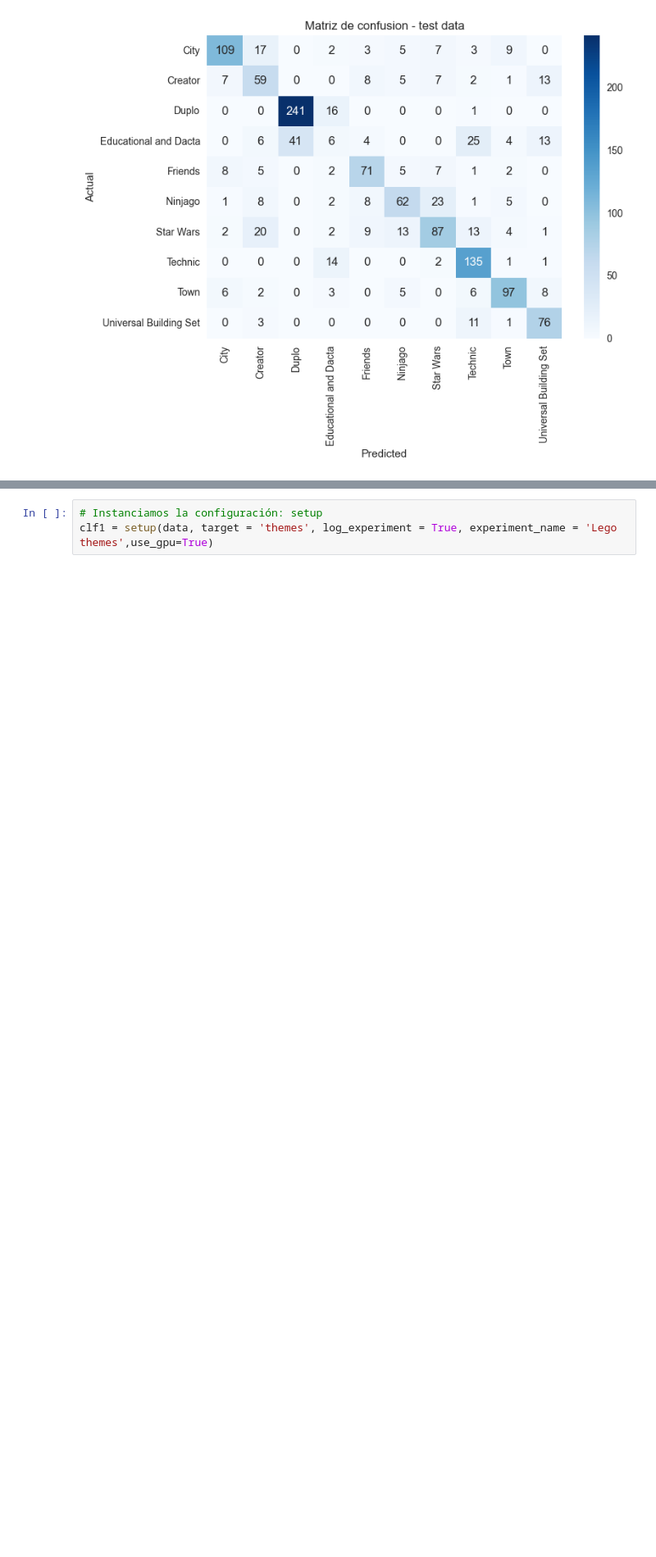
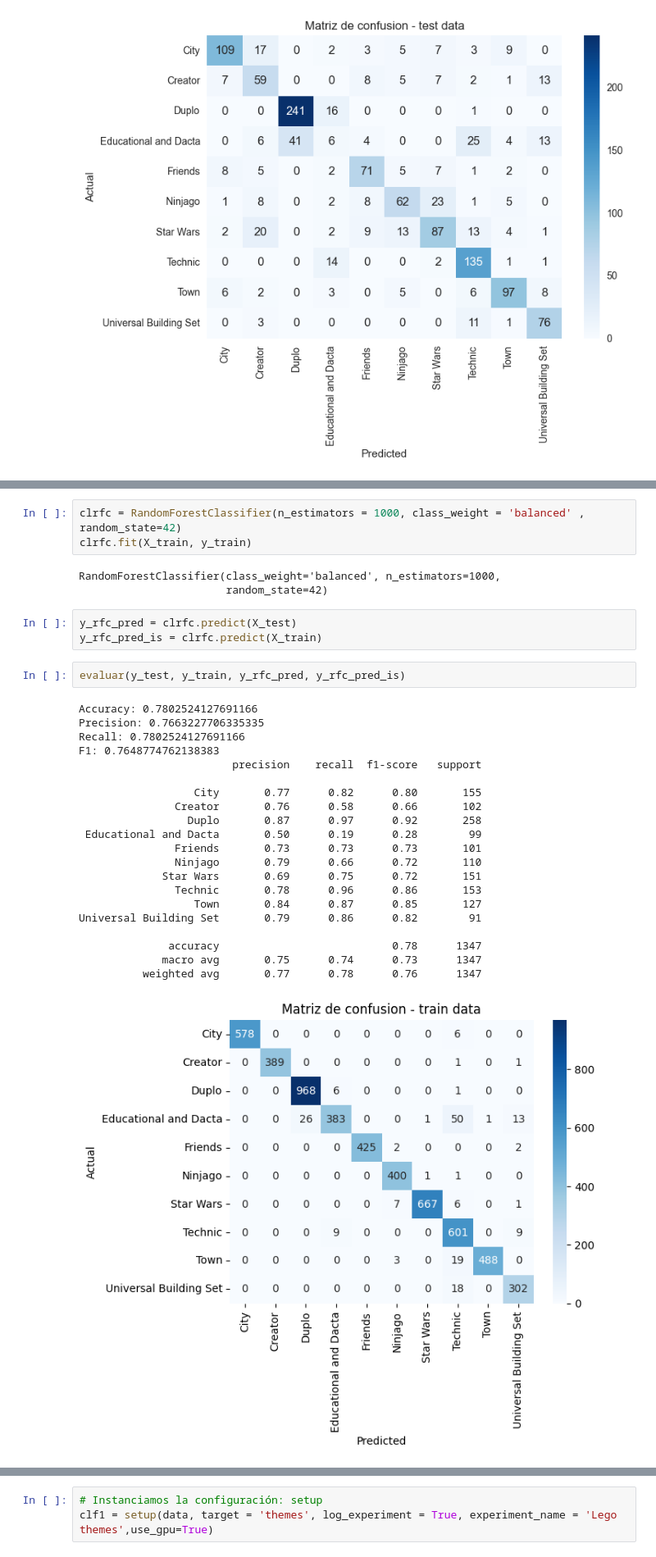
Before and after one commit to BenjaSar/ApMaqI, a Jupyter notebook: TP_ApM1.ipynb, the cells around one changed output, grey strips where cells are left out. Shown at 82% size. Cells and saved outputs as stored; diff of their text form; blank space fills up the shorter version.

```diff
--- a/TP_ApM1.ipynb
+++ b/TP_ApM1.ipynb
@@ -595,0 +711,33 @@ Universal Building Set       0.68      0.84      0.75        91
+# %%
+clrfc = RandomForestClassifier(n_estimators = 1000, class_weight = 'balanced' , random_state=42)
+clrfc.fit(X_train, y_train)
+# %% [output]
+RandomForestClassifier(class_weight='balanced', n_estimators=1000,
+                       random_state=42)
+# %%
+y_rfc_pred = clrfc.predict(X_test)
+y_rfc_pred_is = clrfc.predict(X_train)
+# %%
+evaluar(y_test, y_train, y_rfc_pred, y_rfc_pred_is)
+# %% [output]
+Accuracy: 0.7802524127691166
+Precision: 0.7663227706335335
+Recall: 0.7802524127691166
+F1: 0.7648774762138383
+                        precision    recall  f1-score   support
+
+                  City       0.77      0.82      0.80       155
+               Creator       0.76      0.58      0.66       102
+                 Duplo       0.87      0.97      0.92       258
+ Educational and Dacta       0.50      0.19      0.28        99
+               Friends       0.73      0.73      0.73       101
+               Ninjago       0.79      0.66      0.72       110
+             Star Wars       0.69      0.75      0.72       151
+               Technic       0.78      0.96      0.86       153
+                  Town       0.84      0.87      0.85       127
+Universal Building Set       0.79      0.86      0.82        91
+
+              accuracy                           0.78      1347
+             macro avg       0.75      0.74      0.73      1347
+          weighted avg       0.77      0.78      0.76      1347
+[figure, added]
```
Also changed, not shown: parts of 37 cells of this notebook.
